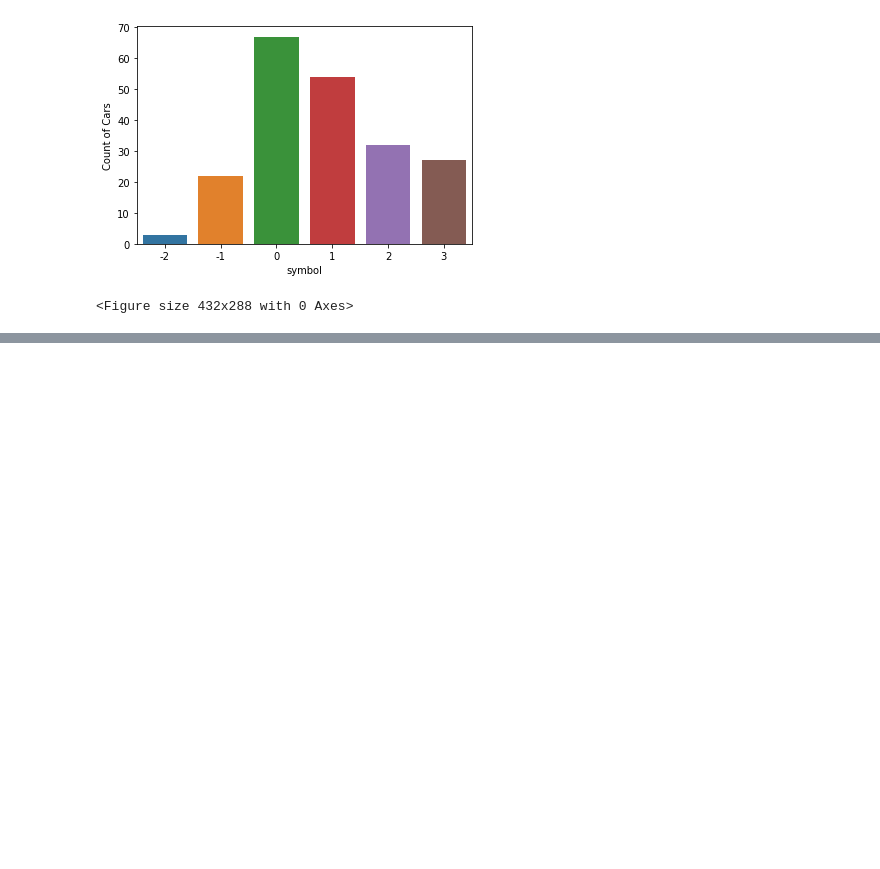
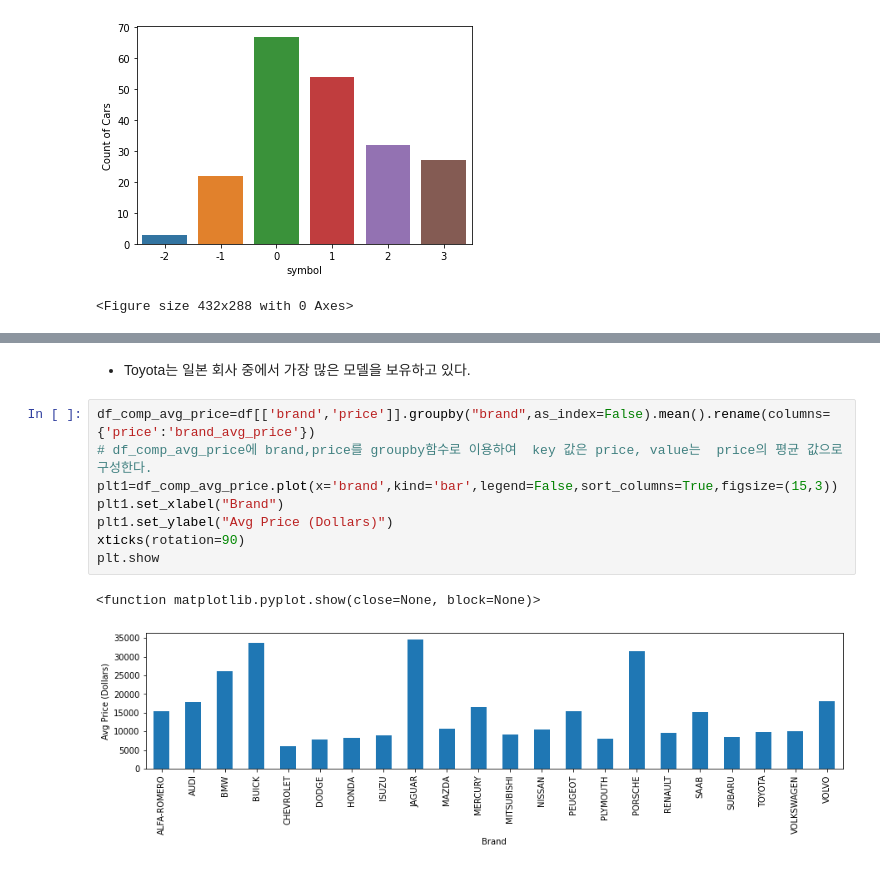
Before and after one commit to realisshoon/python_ML, a Jupyter notebook: DataCB/kaggle.ipynb, the cells around one changed output, grey strips where cells are left out. Drawn from its saved outputs; the diff is of its cells as text; blank space fills up the shorter version.

```diff
--- a/DataCB/kaggle.ipynb
+++ b/DataCB/kaggle.ipynb
@@ -152,0 +210,13 @@ plt.show()
+# %% [markdown]
+- Toyota는 일본 회사 중에서 가장 많은 모델을 보유하고 있다.
+# %%
+df_comp_avg_price=df[['brand','price']].groupby("brand",as_index=False).mean().rename(columns={'price':'brand_avg_price'})
+# df_comp_avg_price에 brand,price를 groupby함수로 이용하여  key 값은 price, value는  price의 평균 값으로 구성한다.
+plt1=df_comp_avg_price.plot(x='brand',kind='bar',legend=False,sort_columns=True,figsize=(15,3))
+plt1.set_xlabel("Brand")
+plt1.set_ylabel("Avg Price (Dollars)")
+xticks(rotation=90)
+plt.show
+# %% [output]
+<function matplotlib.pyplot.show(close=None, block=None)>
+[figure, added]
```
Also changed, not shown: parts of 37 cells of this notebook.
